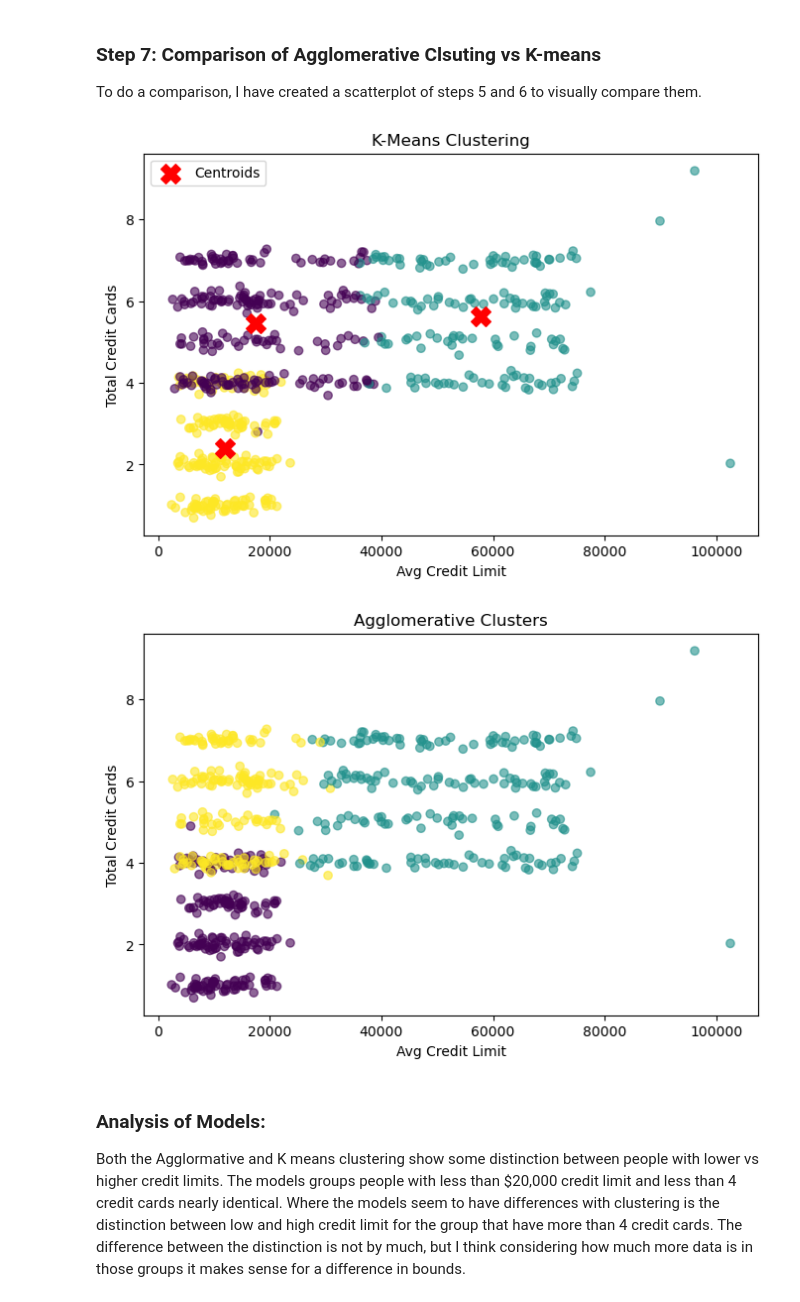
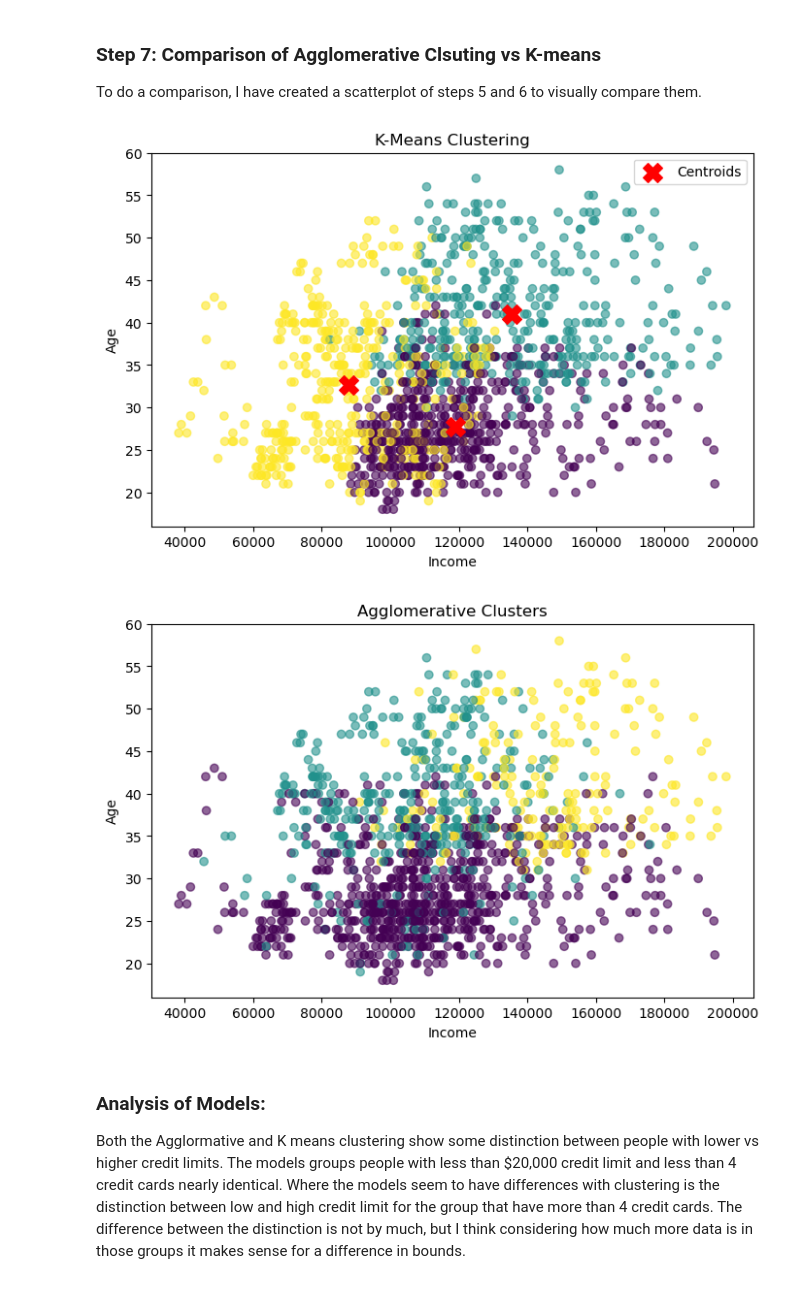
Before and after one commit to szerai/credit-card-clusting, a Jupyter notebook: segmentation_analysis.ipynb, the cells around one changed output. Drawn from its saved outputs; the diff is of its cells as text; code cells hidden in the pictures.

```diff
--- a/segmentation_analysis.ipynb
+++ b/segmentation_analysis.ipynb
@@ -14,7 +14,7 @@ from sklearn.metrics import silhouette_score, davies_bouldin_score
 from sklearn.metrics import silhouette_samples
 # %%
 # read the dataset
-df = pd.read_csv("data/fraud.csv")
+df = pd.read_csv("data/segmentation_data.csv")
 # %%
 # view the data and its structure
 print(f"Shape: {df.shape}")
@@ -46,7 +41,7 @@ dtype: object
 To start the data preview step, I created histograms to preview what the data looks like visually.
 # %%
 # Histograms for each feature
-features = [col for col in df.columns]
+features = [col for col in df.columns if col not in ['ID']]
 
 n_cols = 3
 n_rows = (len(features) + n_cols - 1) // n_cols
@@ -105,6 +100,6 @@ def drop_columns(df, cols):
     df = df.drop(columns=cols)
     return df
 
-df = drop_columns(df, ['Sl_No', 'Customer Key'])
+df = drop_columns(df, ['ID'])
 df.head()
 # %% [output]
@@ -260,28 +264,28 @@ To do a comparison, I have created a scatterplot of steps 5 and 6 to visually co
 # %%
 # Scatter plot
 plt.figure(figsize=(8, 5))
-plt.scatter(df_clean['Avg_Credit_Limit'], df_clean['Total_Credit_Cards'],
+plt.scatter(df_clean['Income'], df_clean['Age'],
             c=df_clean['KMeans_Cluster'], cmap='viridis', alpha=0.6)
-plt.scatter(centroids_original[:, 0], centroids_original[:, 1],
+plt.scatter(centroids_original[:, 4], centroids_original[:, 2],  # 4 = Income, 2 = Age
             s=200, c='red', marker='X', label='Centroids')
-plt.xlabel('Avg Credit Limit')
-plt.ylabel('Total Credit Cards')
+plt.xlabel('Income')
+plt.ylabel('Age')
 plt.title('K-Means Clustering')
 plt.legend()
 plt.show()
 # %% [output]
-[figure, old version]
+[figure, new version]
 # %%
 # Agglomerative scatter plot
 plt.figure(figsize=(8, 5))
-plt.scatter(df_clean['Avg_Credit_Limit'], df_clean['Total_Credit_Cards'],
+plt.scatter(df_clean['Income'], df_clean['Age'],
             c=df_clean['Agg_Cluster'], cmap='viridis', alpha=0.6)
 plt.title('Agglomerative Clusters')
-plt.xlabel('Avg Credit Limit')
-plt.ylabel('Total Credit Cards')
+plt.xlabel('Income')
+plt.ylabel('Age')
 plt.show()
 # %% [output]
-[figure, old version]
+[figure, new version]
 # %% [markdown]
 ### Analysis of Models:
 
```
Also changed, not shown: parts of 18 cells of this notebook, 2 other files.
